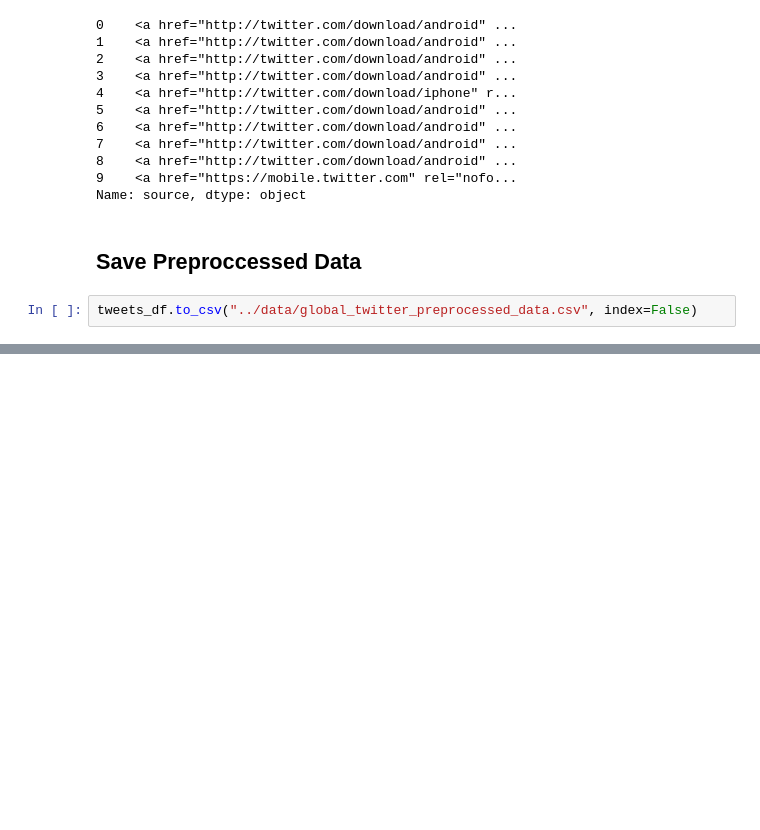
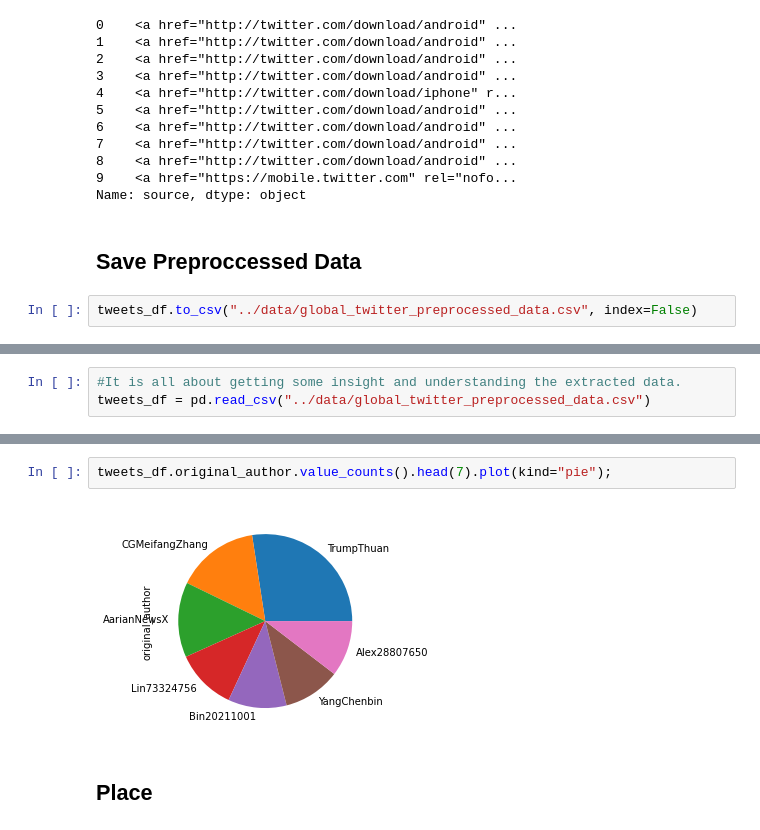
Before and after one commit to zelalemshiferaw/Twitter-Data-Analysis, a Jupyter notebook: Notebooks/data_preprocessing_and_data_exploration.ipynb, the cells around one changed output, grey strips where cells are left out. Cells and saved outputs as stored; diff of their text form; blank space fills up the shorter version.

Commit message:
Exploring author,location and source data

```diff
--- a/Notebooks/data_preprocessing_and_data_exploration.ipynb
+++ b/Notebooks/data_preprocessing_and_data_exploration.ipynb
@@ -184,0 +208,3 @@ tweets_df.to_csv("../data/global_twitter_preprocessed_data.csv", index=False)
+# %%
+#It is all about getting some insight and understanding the extracted data.
+tweets_df = pd.read_csv("../data/global_twitter_preprocessed_data.csv")
@@ -184,0 +293,6 @@ tweets_df.to_csv("../data/global_twitter_preprocessed_data.csv", index=False)
+# %%
+tweets_df.original_author.value_counts().head(7).plot(kind="pie");
+# %% [output]
+[figure, added]
+# %% [markdown]
+## Place
```
Also changed, not shown: parts of 17 cells of this notebook.
